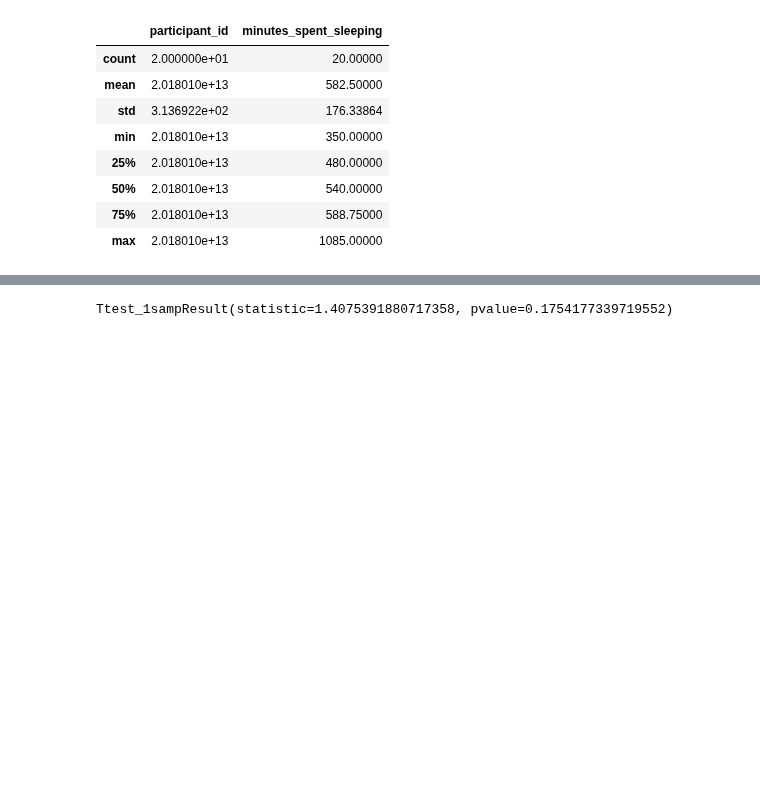
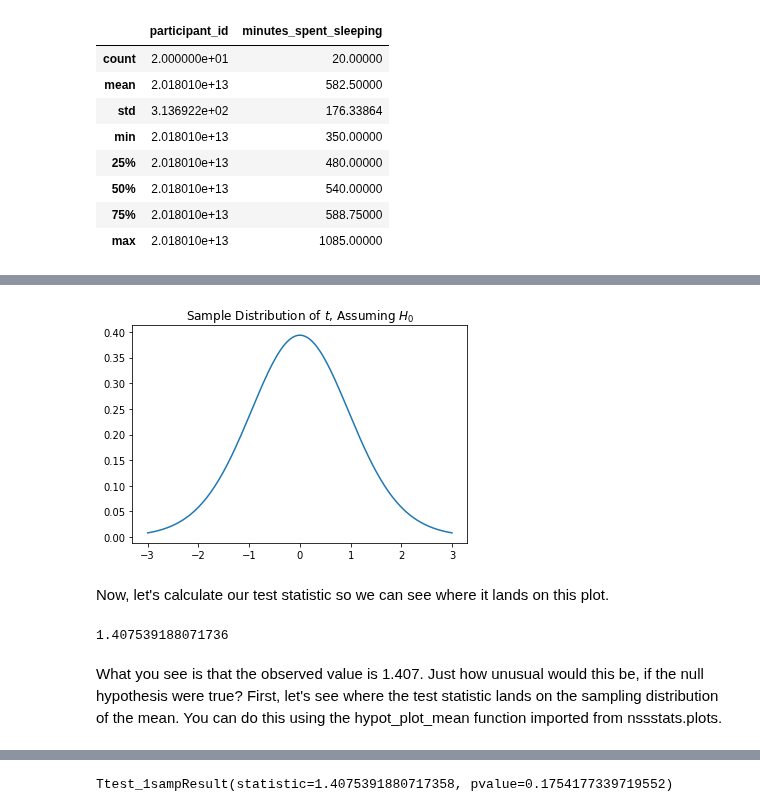
Before and after one commit to NSS-Data-Instructional-Stuff/stats-for-data-science, a Jupyter notebook: notebooks/Hypothesis_Testing_Part_1.ipynb, the cells around one changed output, grey strips where cells are left out. Saved outputs shown, nothing was run; the diff lists cells and outputs as text; code cells hidden in the pictures; blank space fills up the shorter version.

Commit message:
revised hypothesis testing notebooks and slides

```diff
--- a/notebooks/Hypothesis_Testing_Part_1.ipynb
+++ b/notebooks/Hypothesis_Testing_Part_1.ipynb
@@ -76,0 +72,21 @@ This is a **one-tailed** test, since we are only interested in testing is the av
+# %%
+x = np.linspace(start = -3, stop = 3, num = 150)
+y = t.pdf(x, df = len(time_use_sample) - 1)
+
+plt.title('Sample Distribution of $t$, Assuming $H_0$')
+
+plt.plot(x,y);
+# %% [output]
+[figure, added]
+# %% [markdown]
+Now, let's calculate our test statistic so we can see where it lands on this plot.
+# %%
+x_bar = time_use_sample.minutes_spent_sleeping.mean()
+s = time_use_sample.minutes_spent_sleeping.std()
+
+t_value = (x_bar - 527)/(s / np.sqrt(len(time_use_sample)))
+print(t_value)
+# %% [output]
+1.407539188071736
+# %% [markdown]
+What you see is that the observed value is 1.407. Just how unusual would this be, if the null hypothesis were true? First, let's see where the test statistic lands on the sampling distribution of the mean. You can do this using the hypot_plot_mean function imported from nssstats.plots.
```
Also changed, not shown: parts of 76 cells of this notebook, 2 other files.
